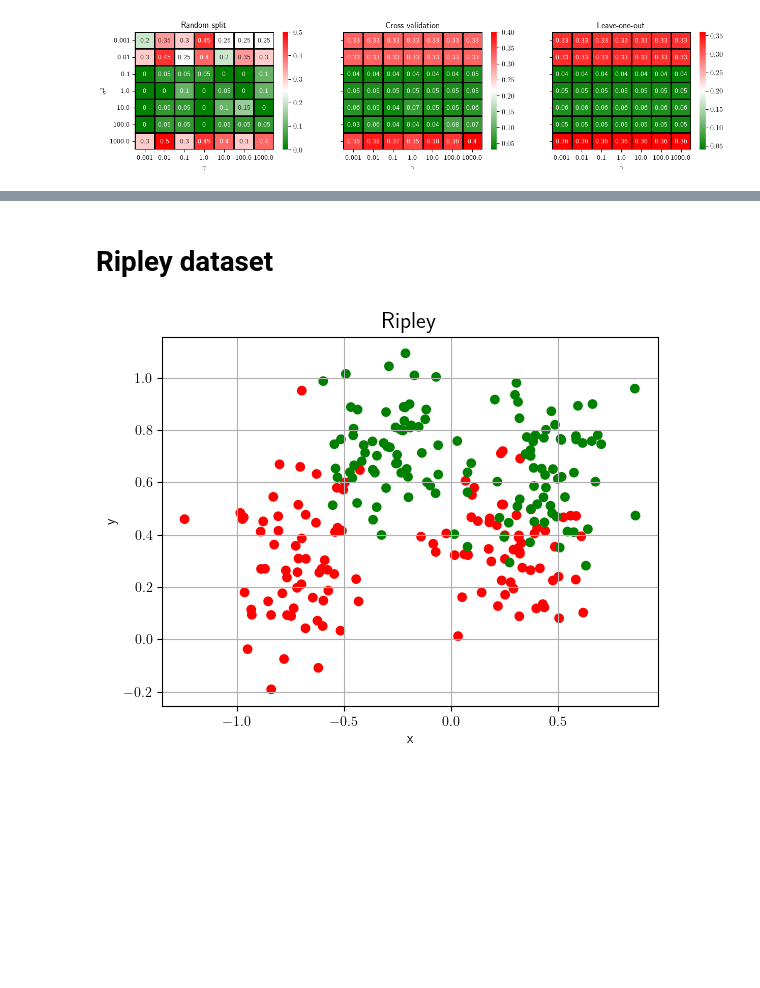
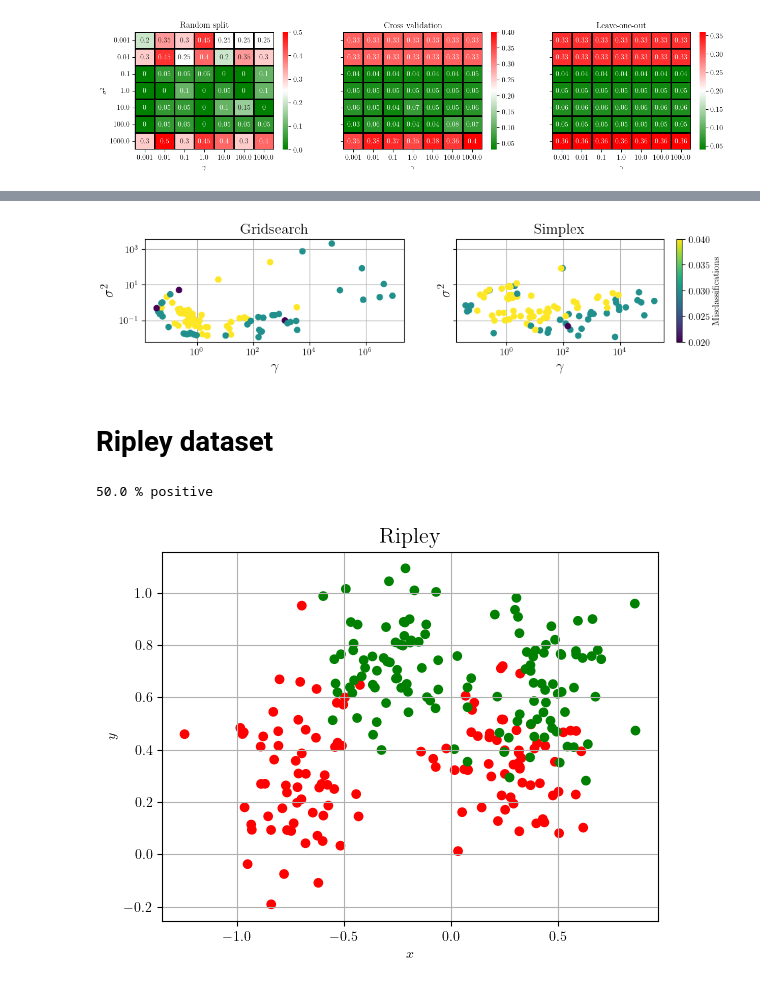
Before and after one commit to ThibeauWouters/MAI, a Jupyter notebook: SVM/Assignment1/SVM_assignment1.ipynb, the cells around one changed output, grey strips where cells are left out. Drawn from its saved outputs; the diff is of its cells as text; code cells hidden in the pictures; blank space fills up the shorter version.

```diff
--- a/SVM/Assignment1/SVM_assignment1.ipynb
+++ b/SVM/Assignment1/SVM_assignment1.ipynb
@@ -145,0 +152,5 @@ plt.show()
+# %%
+results = pd.read_csv("Data/tunelssvm_results.csv")
+gridsearch = results[results["Algorithm"] == "gridsearch"]
+simplex = results[results["Algorithm"] == "simplex"]
+gridsearch
@@ -146,2 +171,30 @@ plt.show()
+# %%
+fs=16
+# %%
+plt.subplots(nrows = 1, ncols = 2, figsize=(11,2), sharey=True)
+
+df_list = [gridsearch, simplex]
+title_list = ["Gridsearch", "Simplex"]
+
+for i, df in enumerate(df_list):
+    plt.subplot(1,2,i+1)
+    gam_values = df["Gam"].values
+    sig2_values = df["Sig2"].values
+    mse_values = df["Cost"].values
+    plt.scatter(gam_values, sig2_values, c = mse_values, zorder=100)
+    plt.title(title_list[i], fontsize=fs)
+    plt.xlabel(r"$\gamma$", fontsize=fs)
+    plt.ylabel(r"$\sigma^2$", fontsize=fs)
+    plt.xscale('log')
+    plt.yscale('log')
+    plt.grid()
+
+cbar = plt.colorbar()
+cbar.set_label("Misclassifications")
+
+plt.savefig("Plots/tunelssvm_results.pdf", bbox_inches = 'tight')
+plt.show()
+# %% [output]
+[figure, added]
 # %% [markdown]
 # Ripley dataset
@@ -152,6 +207,9 @@ f_title = 16
 # %%
 ripley = loadmat("Data/ripley.mat")
 Xtrain, Xtest, Ytrain, Ytest = ripley["Xtrain"], ripley["Xtest"], ripley["Ytrain"], ripley["Ytest"]
+print(f"{100 * np.sum(np.where(Ytrain.flatten() == 1, 1, 0))/len(Ytrain)} % positive")
+# %% [output]
+50.0 % positive
 # %%
 plt.scatter(Xtrain[:, 0], Xtrain[:, 1], c = Ytrain, cmap = my_cmap)
 plt.grid()
```
Also changed, not shown: parts of 19 cells of this notebook, 23 other files.
